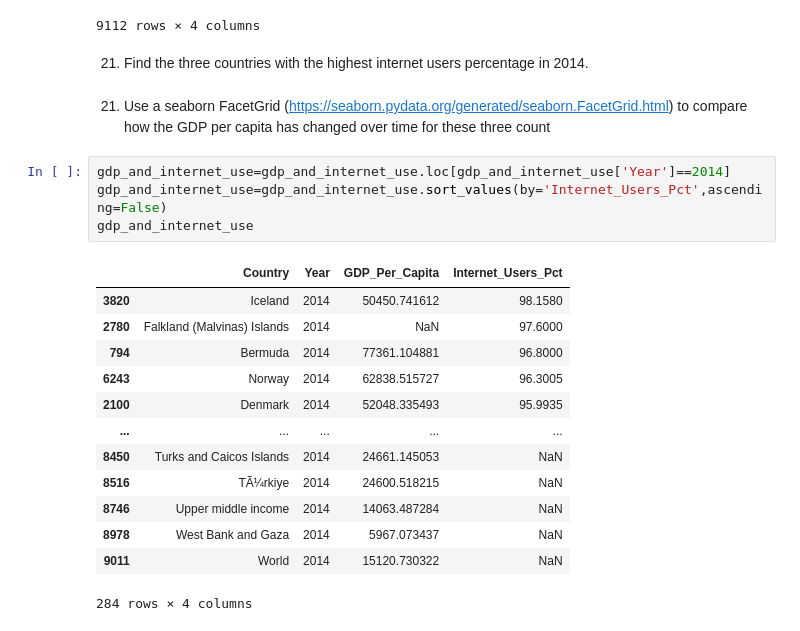
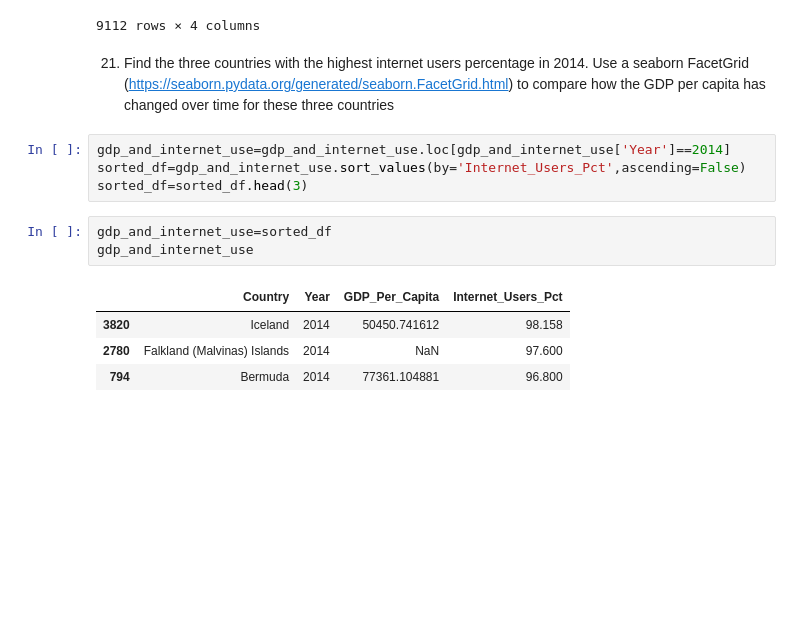
Before and after one commit to NSS-Full-Time-Data-Analytics-14/gdp-and-internet-usage-GGRAN24, a Jupyter notebook: notebook/UN_project.ipynb, the cells around one changed output. Cells and saved outputs as stored; diff of their text form; blank space fills up the shorter version.

```diff
--- a/notebook/UN_project.ipynb
+++ b/notebook/UN_project.ipynb
@@ -512,25 +512,17 @@ gdp_and_internet_use
 | 9110 | Zimbabwe | 2021 | 2115.144555 | 32.461600 |
 | 9111 | Zimbabwe | 2022 | 2143.237574 | 32.561500 |
 9112 rows × 4 columns
-# %% [markdown]
-21. Find the three countries with the highest internet users percentage in 2014.
 # %% [markdown]
-21. Use a seaborn FacetGrid (https://seaborn.pydata.org/generated/seaborn.FacetGrid.html) to compare how the GDP per capita has changed over time for these three count
+21. Find the three countries with the highest internet users percentage in 2014. Use a seaborn FacetGrid (https://seaborn.pydata.org/generated/seaborn.FacetGrid.html) to compare how the GDP per capita has changed over time for these three countries
 # %%
 gdp_and_internet_use=gdp_and_internet_use.loc[gdp_and_internet_use['Year']==2014]
-gdp_and_internet_use=gdp_and_internet_use.sort_values(by='Internet_Users_Pct',ascending=False)
-gdp_and_internet_use
+sorted_df=gdp_and_internet_use.sort_values(by='Internet_Users_Pct',ascending=False)
+sorted_df=sorted_df.head(3)
-# %% [output]
-|  | Country | Year | GDP_Per_Capita | Internet_Users_Pct |
-| 3820 | Iceland | 2014 | 50450.741612 | 98.1580 |
-| 2780 | Falkland (Malvinas) Islands | 2014 | NaN | 97.6000 |
-| 794 | Bermuda | 2014 | 77361.104881 | 96.8000 |
-| 6243 | Norway | 2014 | 62838.515727 | 96.3005 |
-| 2100 | Denmark | 2014 | 52048.335493 | 95.9935 |
-| ... | ... | ... | ... | ... |
-| 8450 | Turks and Caicos Islands | 2014 | 24661.145053 | NaN |
-| 8516 | TÃ¼rkiye | 2014 | 24600.518215 | NaN |
-| 8746 | Upper middle income | 2014 | 14063.487284 | NaN |
-| 8978 | West Bank and Gaza | 2014 | 5967.073437 | NaN |
-| 9011 | World | 2014 | 15120.730322 | NaN |
-284 rows × 4 columns
+# %%
+gdp_and_internet_use=sorted_df
+gdp_and_internet_use
+# %% [output]
+|  | Country | Year | GDP_Per_Capita | Internet_Users_Pct |
+| 3820 | Iceland | 2014 | 50450.741612 | 98.158 |
+| 2780 | Falkland (Malvinas) Islands | 2014 | NaN | 97.600 |
+| 794 | Bermuda | 2014 | 77361.104881 | 96.800 |
```
Also changed, not shown: parts of 6 cells of this notebook.
